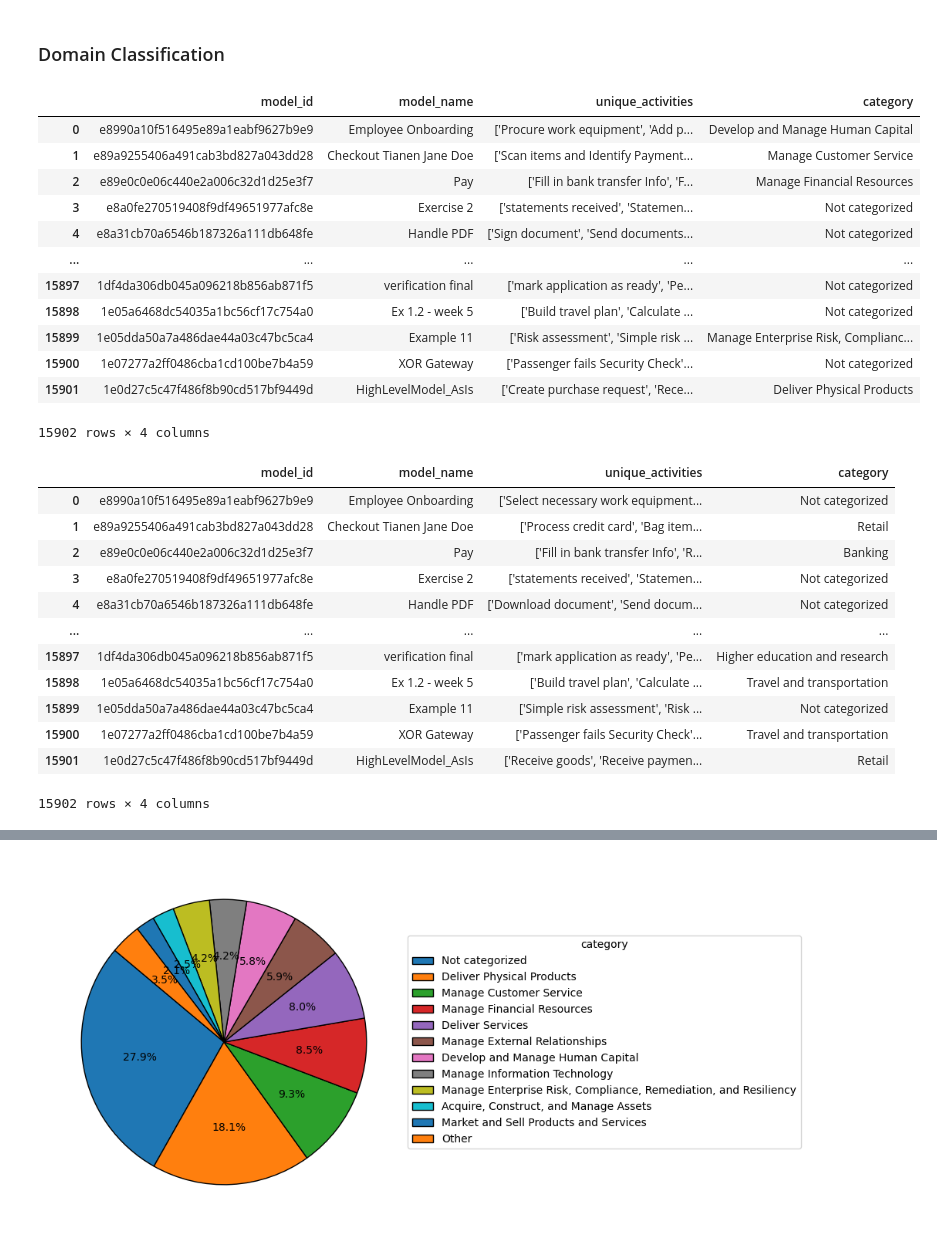
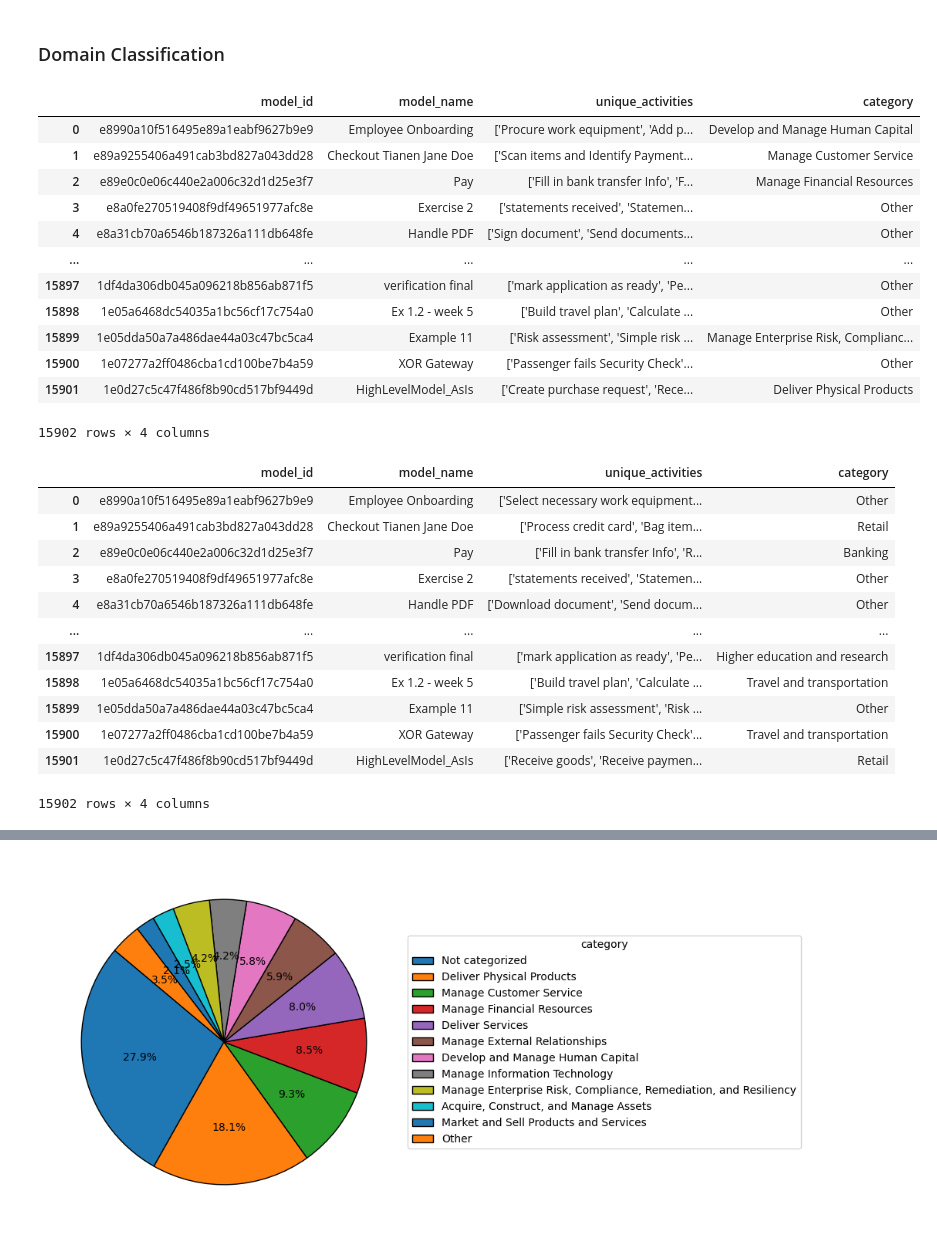
Before and after one commit to a-rebmann/llms4pm, a Jupyter notebook: dataset_exploration.ipynb, the cells around one changed output, grey strips where cells are left out. Drawn from its saved outputs; the diff is of its cells as text; code cells hidden in the pictures.

```diff
--- a/dataset_exploration.ipynb
+++ b/dataset_exploration.ipynb
@@ -154,40 +154,40 @@ SAP_INDUSTRIES = [
 # https://www.sap.com/industries.html
 # %%
 apqc_categorization = pd.read_csv(DATA_PATH + "categorized_processes.csv")
-apqc_categorization["category"] = apqc_categorization["category"].replace("Other", "Not categorized")
+#apqc_categorization["category"] = apqc_categorization["category"].replace("Other", "Not categorized")
 apqc_categorization
 # %% [output]
 |  | model_id | model_name | unique_activities | category |
 | 0 | e8990a10f516495e89a1eabf9627b9e9 | Employee Onboarding | ['Procure work equipment', 'Add p... | Develop and Manage Human Capital |
 | 1 | e89a9255406a491cab3bd827a043dd28 | Checkout Tianen Jane Doe | ['Scan items and Identify Payment... | Manage Customer Service |
 | 2 | e89e0c0e06c440e2a006c32d1d25e3f7 | Pay | ['Fill in bank transfer Info', 'F... | Manage Financial Resources |
-| 3 | e8a0fe270519408f9df49651977afc8e | Exercise 2 | ['statements received', 'Statemen... | Not categorized |
-| 4 | e8a31cb70a6546b187326a111db648fe | Handle PDF | ['Sign document', 'Send documents... | Not categorized |
+| 3 | e8a0fe270519408f9df49651977afc8e | Exercise 2 | ['statements received', 'Statemen... | Other |
+| 4 | e8a31cb70a6546b187326a111db648fe | Handle PDF | ['Sign document', 'Send documents... | Other |
 | ... | ... | ... | ... | ... |
-| 15897 | 1df4da306db045a096218b856ab871f5 | verification final | ['mark application as ready', 'Pe... | Not categorized |
-| 15898 | 1e05a6468dc54035a1bc56cf17c754a0 | Ex 1.2 - week 5 | ['Build travel plan', 'Calculate ... | Not categorized |
+| 15897 | 1df4da306db045a096218b856ab871f5 | verification final | ['mark application as ready', 'Pe... | Other |
+| 15898 | 1e05a6468dc54035a1bc56cf17c754a0 | Ex 1.2 - week 5 | ['Build travel plan', 'Calculate ... | Other |
 | 15899 | 1e05dda50a7a486dae44a03c47bc5ca4 | Example 11 | ['Risk assessment', 'Simple risk ... | Manage Enterprise Risk, Complianc... |
-| 15900 | 1e07277a2ff0486cba1cd100be7b4a59 | XOR Gateway | ['Passenger fails Security Check'... | Not categorized |
+| 15900 | 1e07277a2ff0486cba1cd100be7b4a59 | XOR Gateway | ['Passenger fails Security Check'... | Other |
 | 15901 | 1e0d27c5c47f486f8b90cd517bf9449d | HighLevelModel_AsIs | ['Create purchase request', 'Rece... | Deliver Physical Products |
 15902 rows × 4 columns
 # %%
 # load categorized models from the data repository
 
 sap_categorization = pd.read_csv(DATA_PATH + "categorized_processes_by_industry.csv")
-sap_categorization["category"] = sap_categorization["category"].replace("Other", "Not categorized")
+##sap_categorization["category"] = sap_categorization["category"].replace("Other", "Not categorized")
 
 sap_categorization
 # %% [output]
 |  | model_id | model_name | unique_activities | category |
-| 0 | e8990a10f516495e89a1eabf9627b9e9 | Employee Onboarding | ['Select necessary work equipment... | Not categorized |
+| 0 | e8990a10f516495e89a1eabf9627b9e9 | Employee Onboarding | ['Select necessary work equipment... | Other |
 | 1 | e89a9255406a491cab3bd827a043dd28 | Checkout Tianen Jane Doe | ['Process credit card', 'Bag item... | Retail |
 | 2 | e89e0c0e06c440e2a006c32d1d25e3f7 | Pay | ['Fill in bank transfer Info', 'R... | Banking |
-| 3 | e8a0fe270519408f9df49651977afc8e | Exercise 2 | ['statements received', 'Statemen... | Not categorized |
-| 4 | e8a31cb70a6546b187326a111db648fe | Handle PDF | ['Download document', 'Send docum... | Not categorized |
+| 3 | e8a0fe270519408f9df49651977afc8e | Exercise 2 | ['statements received', 'Statemen... | Other |
+| 4 | e8a31cb70a6546b187326a111db648fe | Handle PDF | ['Download document', 'Send docum... | Other |
 | ... | ... | ... | ... | ... |
 | 15897 | 1df4da306db045a096218b856ab871f5 | verification final | ['mark application as ready', 'Pe... | Higher education and research |
 | 15898 | 1e05a6468dc54035a1bc56cf17c754a0 | Ex 1.2 - week 5 | ['Build travel plan', 'Calculate ... | Travel and transportation |
-| 15899 | 1e05dda50a7a486dae44a03c47bc5ca4 | Example 11 | ['Simple risk assessment', 'Risk ... | Not categorized |
+| 15899 | 1e05dda50a7a486dae44a03c47bc5ca4 | Example 11 | ['Simple risk assessment', 'Risk ... | Other |
 | 15900 | 1e07277a2ff0486cba1cd100be7b4a59 | XOR Gateway | ['Passenger fails Security Check'... | Travel and transportation |
 | 15901 | 1e0d27c5c47f486f8b90cd517bf9449d | HighLevelModel_AsIs | ['Receive goods', 'Receive paymen... | Retail |
 15902 rows × 4 columns
```
Also changed, not shown: parts of 5 cells of this notebook, 8 other files.
